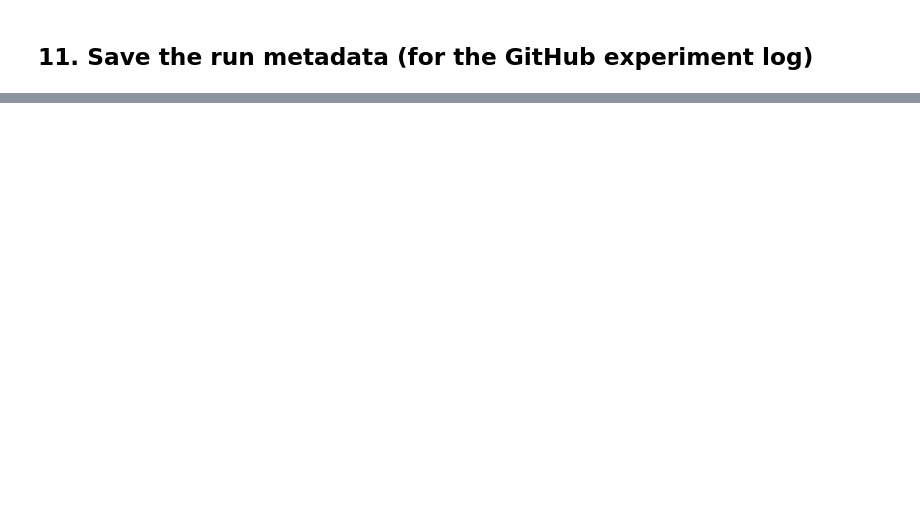
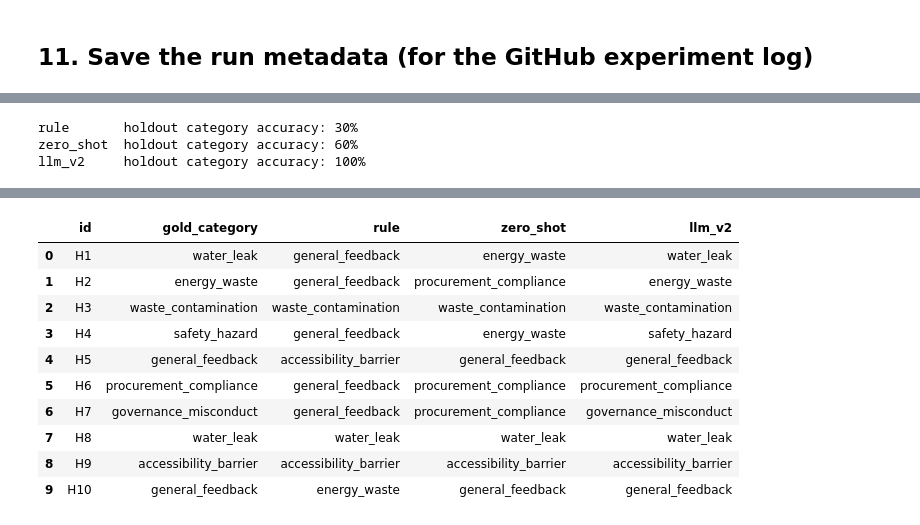
Before and after one commit to sohailmerchant171995-png/BUS5001-A3-ESG, a Jupyter notebook: Q3_llm_triage/BUS5001_A3_Q3_ESG_Triage.ipynb, the cells around one changed output, grey strips where cells are left out. Drawn from its saved outputs; the diff is of its cells as text; code cells hidden in the pictures; blank space fills up the shorter version.

Commit message:
Add Q3 results, executed notebook and Q4 NotebookLM test log

```diff
--- a/Q3_llm_triage/BUS5001_A3_Q3_ESG_Triage.ipynb
+++ b/Q3_llm_triage/BUS5001_A3_Q3_ESG_Triage.ipynb
@@ -46,0 +35,16 @@ if MODEL is None:
+# %%
+# Models are tried in order. Each one gets a real test call; a 503 'busy' gets 3 tries, a 404 is skipped at once.
+CANDIDATES = ['gemini-3.5-flash-lite', 'gemini-flash-lite-latest', 'gemini-3.1-flash-lite',
+              'gemini-3.5-flash', 'gemini-flash-latest', 'gemini-3.8-flash', 'gemini-3.7-flash', 'gemini-3.6-flash']
+MODEL = None
+for m in CANDIDATES:
+    for attempt in range(3):
+        try:
+            r = client.models.generate_content(model=m, contents='Reply with the word OK')
+            MODEL = m; print('Using model:', m, '->', r.text.strip()); break
+        except Exception as e:
+            msg = str(e); print('  ', m, '|', msg[:90])
+            if '404' in msg or 'NOT_FOUND' in msg: break      # not offered to this key: skip
+            time.sleep(10)                                     # busy or rate-limited: wait and retry
+    if MODEL: break
+assert MODEL, 'No model answered. Wait 10 minutes and run this cell again.'
@@ -332,0 +454,33 @@ except Exception: pass
+# %%
+# 12. Holdout test: 10 NEW messages that were NOT used to write the rules or the prompt
+holdout = pd.DataFrame([
+ ('H1','The toilets on level 2 keep running non-stop and the floor is wet.','water_leak'),
+ ('H2','Projectors in every lecture theatre are left switched on over the weekend.','energy_waste'),
+ ('H3','Someone threw food scraps in the paper-only recycling again.','waste_contamination'),
+ ('H4','There is a burning smell from the kitchen switchboard.','safety_hazard'),
+ ('H5','The wheelchair ramp is fine now, thanks for fixing it so fast!','general_feedback'),
+ ('H6','A contractor we hired seems to be dumping offcuts illegally.','procurement_compliance'),
+ ('H7','Our ESG report double-counts the solar offsets and nobody wants to fix it.','governance_misconduct'),
+ ('H8','Water is pooling under the sink in the Building D kitchen.','water_leak'),
+ ('H9','The stairlift to the library mezzanine has been out of order since Monday.','accessibility_barrier'),
+ ('H10','Great job on cutting energy use this quarter.','general_feedback'),
+], columns=['id','message','gold_category'])
+holdout['rule'] = holdout.message.apply(lambda t: rule_classify(t)[0])
+holdout['zero_shot'] = holdout.message.apply(lambda t: inv_c[zsc(t, list(CAT_PHRASES.values()), hypothesis_template='This message is about {}.')['labels'][0]])
+v2 = []
+for t in holdout.message:
+    obj, _ = parse_json(call_llm(PROMPT_V2.replace('{message}', redact(t)), True))
+    iss = first_issue(obj); v2.append(iss[0].get('issue_category','') if iss else ''); time.sleep(4.5)
+holdout['llm_v2'] = v2
+holdout.to_csv('outputs/holdout_results.csv', index=False)
+for c in ['rule','zero_shot','llm_v2']:
+    print(f"{c:10s} holdout category accuracy: {(holdout[c]==holdout.gold_category).mean()*100:.0f}%")
+!zip -q -r q3_outputs.zip outputs
+try:
+    from google.colab import files; files.download('q3_outputs.zip')
+except Exception: pass
+holdout[['id','gold_category','rule','zero_shot','llm_v2']]
+# %% [output]
+rule       holdout category accuracy: 30%
+zero_shot  holdout category accuracy: 60%
+llm_v2     holdout category accuracy: 100%
@@ -332,0 +489,11 @@ except Exception: pass
+|  | id | gold_category | rule | zero_shot | llm_v2 |
+| 0 | H1 | water_leak | general_feedback | energy_waste | water_leak |
+| 1 | H2 | energy_waste | general_feedback | procurement_compliance | energy_waste |
+| 2 | H3 | waste_contamination | waste_contamination | waste_contamination | waste_contamination |
+| 3 | H4 | safety_hazard | general_feedback | energy_waste | safety_hazard |
+| 4 | H5 | general_feedback | accessibility_barrier | general_feedback | general_feedback |
+| 5 | H6 | procurement_compliance | general_feedback | procurement_compliance | procurement_compliance |
+| 6 | H7 | governance_misconduct | general_feedback | procurement_compliance | governance_misconduct |
+| 7 | H8 | water_leak | water_leak | water_leak | water_leak |
+| 8 | H9 | accessibility_barrier | accessibility_barrier | accessibility_barrier | accessibility_barrier |
+| 9 | H10 | general_feedback | energy_waste | general_feedback | general_feedback |
```
Also changed, not shown: parts of 14 cells of this notebook, 27 other files.
